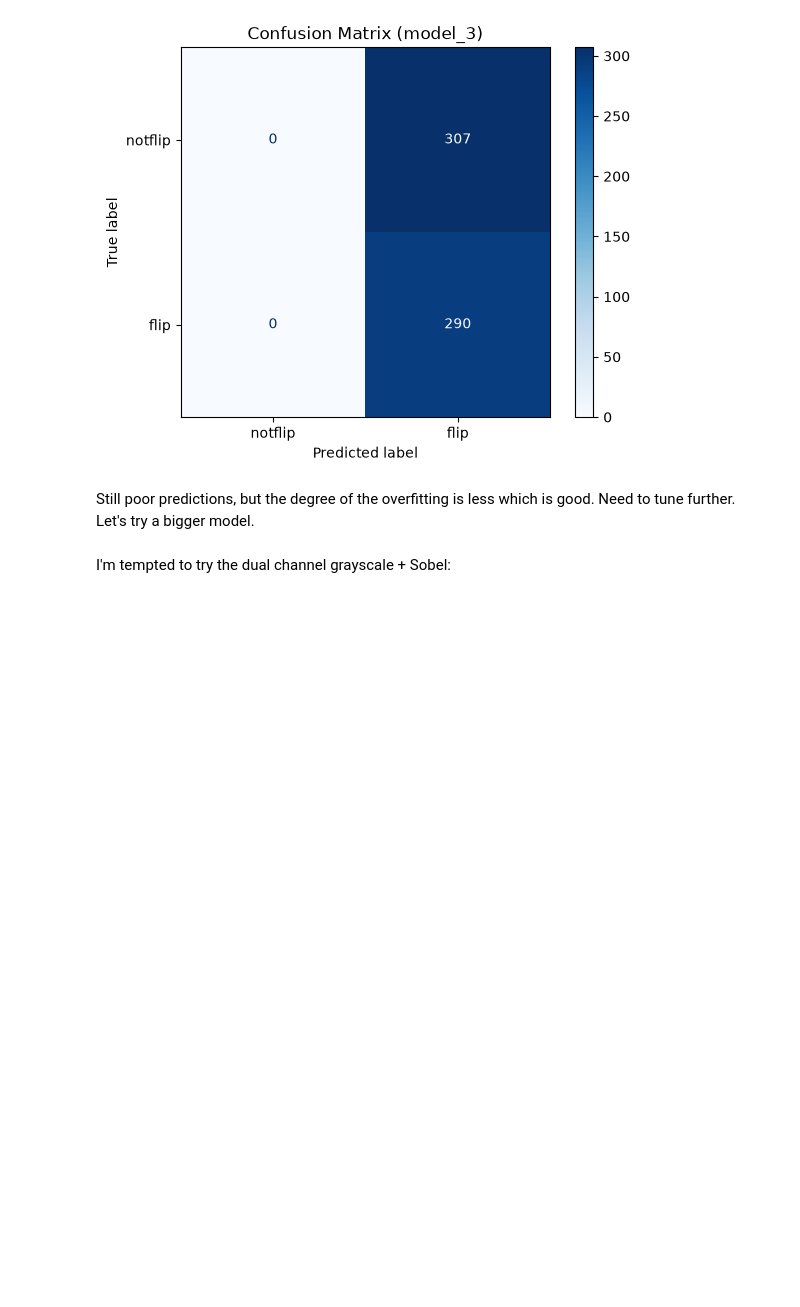
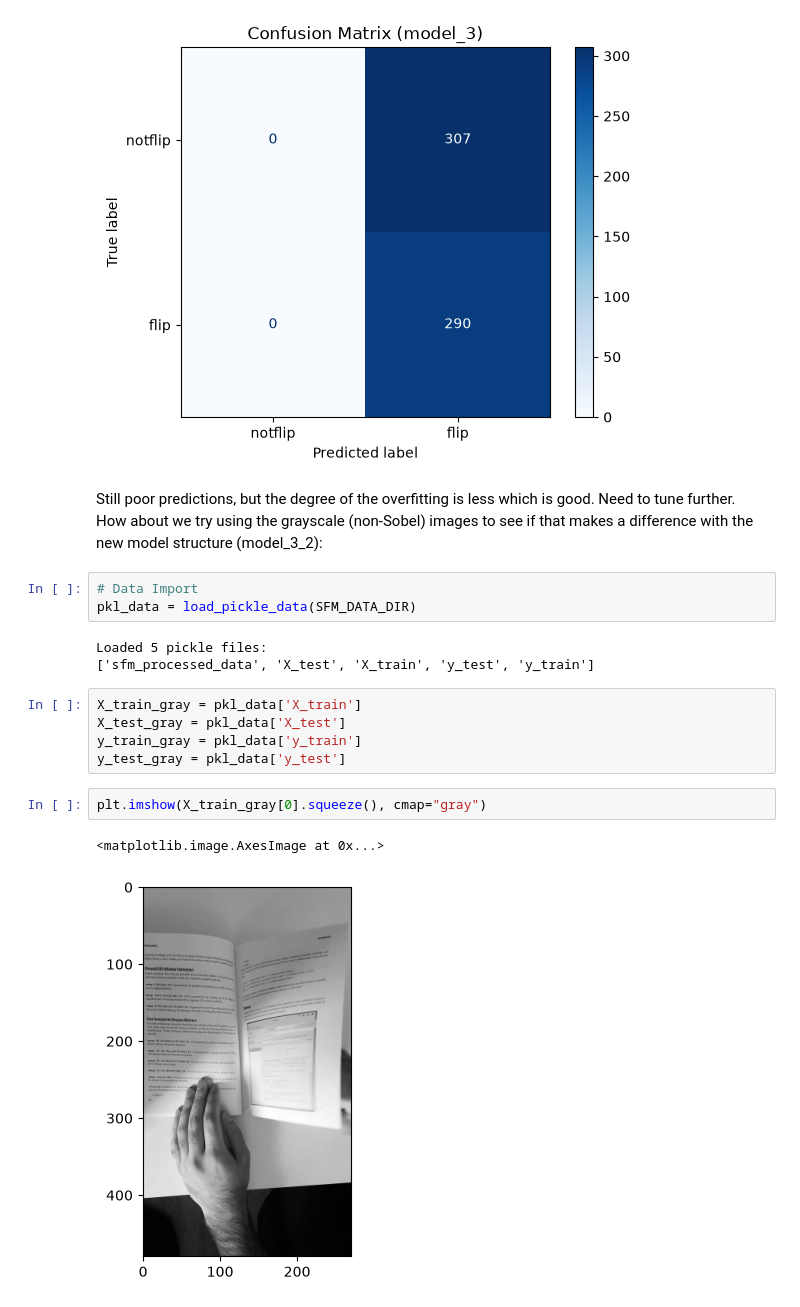
Before and after one commit to cameroncochrane/gejIeSjwpDqobLkc, a Jupyter notebook: notebooks/SFM_NB_5.ipynb, the cells around one changed output. Cells and saved outputs as stored; diff of their text form; blank space fills up the shorter version.

```diff
--- a/notebooks/SFM_NB_5.ipynb
+++ b/notebooks/SFM_NB_5.ipynb
@@ -543,6 +543,20 @@ weighted avg       0.24      0.49      0.32       597
 Macro F1-score: 0.3269
 [figure]
 # %% [markdown]
-Still poor predictions, but the degree of the overfitting is less which is good. Need to tune further. Let's try a bigger model.
+Still poor predictions, but the degree of the overfitting is less which is good. Need to tune further. How about we try using the grayscale (non-Sobel) images to see if that makes a difference with the new model structure (model_3_2):
-# %% [markdown]
-I'm tempted to try the dual channel grayscale + Sobel:
+# %%
+# Data Import
+pkl_data = load_pickle_data(SFM_DATA_DIR)
+# %% [output]
+Loaded 5 pickle files:
+['sfm_processed_data', 'X_test', 'X_train', 'y_test', 'y_train']
+# %%
+X_train_gray = pkl_data['X_train']
+X_test_gray = pkl_data['X_test']
+y_train_gray = pkl_data['y_train']
+y_test_gray = pkl_data['y_test']
+# %%
+plt.imshow(X_train_gray[0].squeeze(), cmap="gray")
+# %% [output]
+<matplotlib.image.AxesImage at 0x...>
+[figure, added]
```
Also changed, not shown: parts of 14 cells of this notebook, 11 other files.
